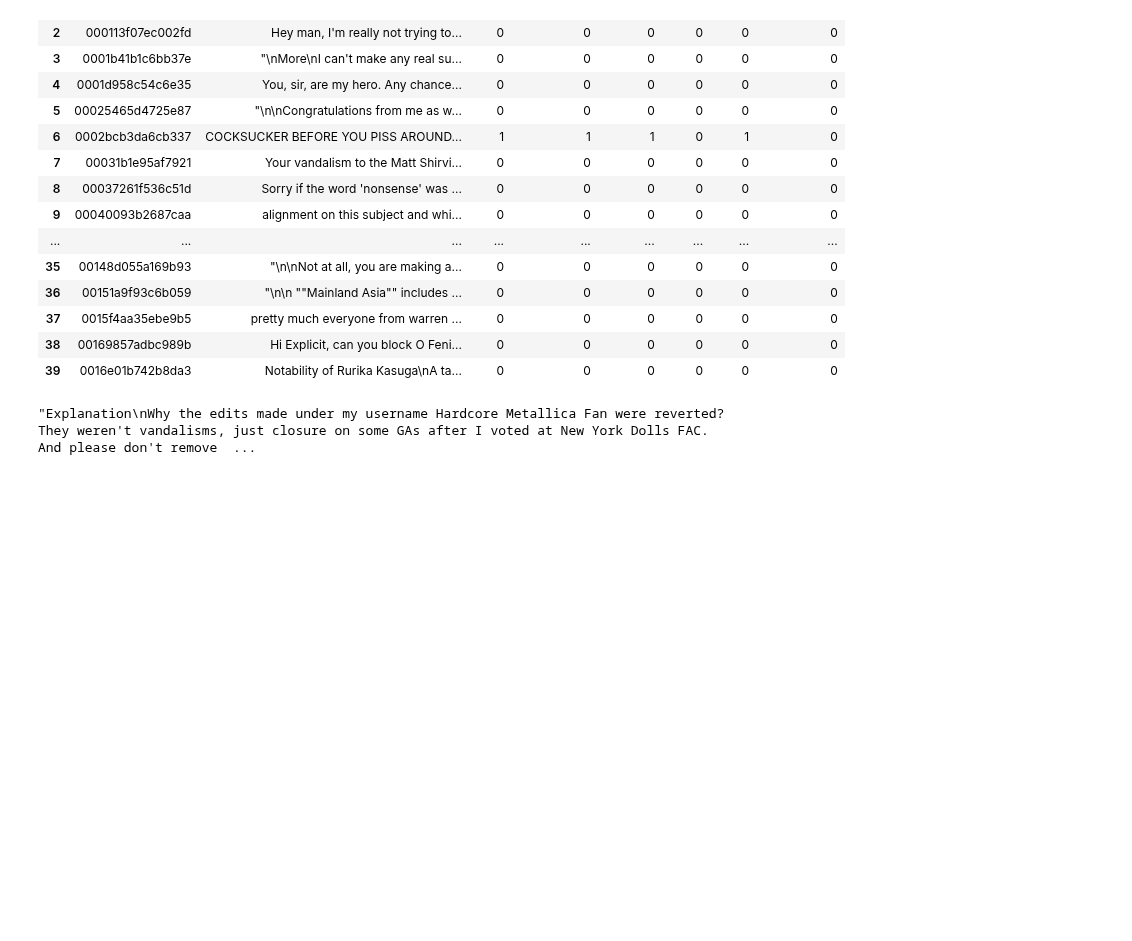
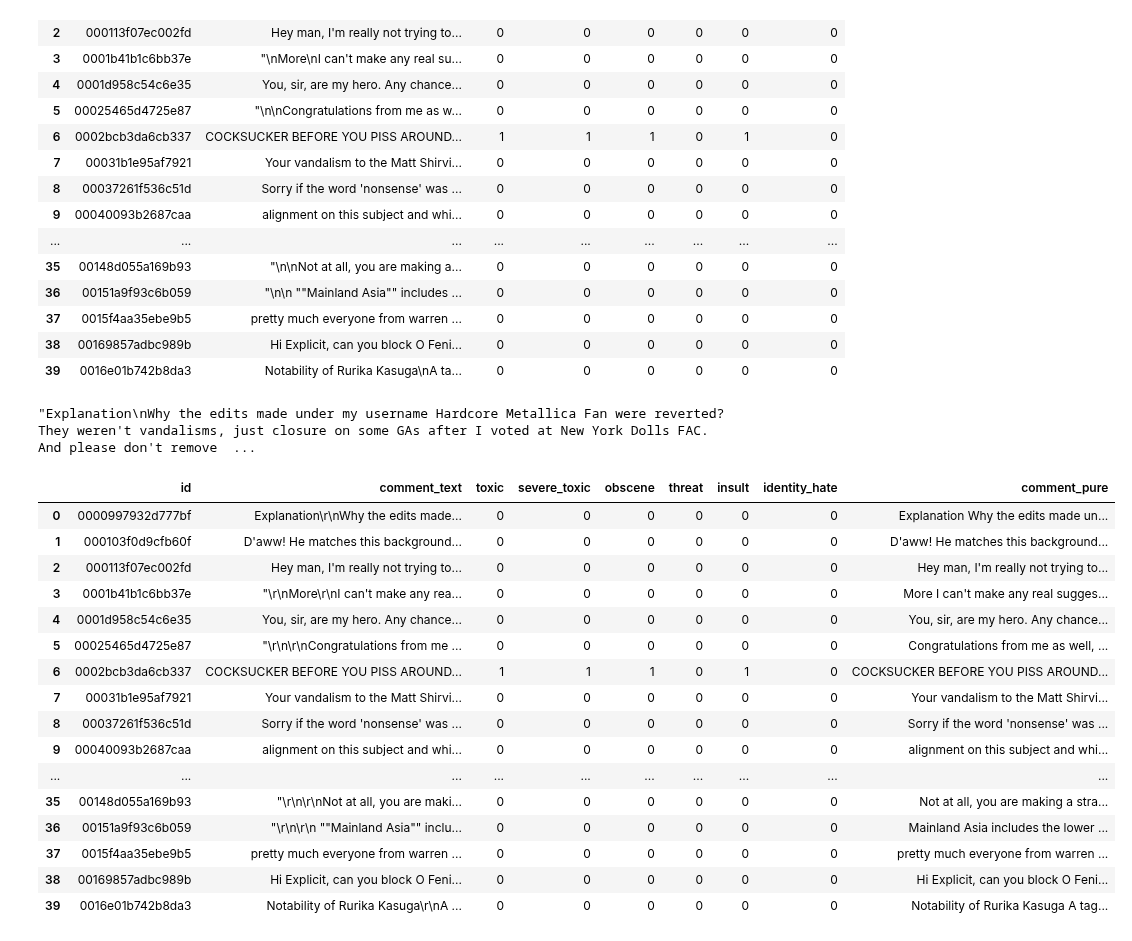
Before and after one commit to XierHacker/TCCC, a Jupyter notebook: data_exploer.ipynb, the cells around one changed output. Drawn from its saved outputs; the diff is of its cells as text; code cells hidden in the pictures; blank space fills up the shorter version.

```diff
--- a/data_exploer.ipynb
+++ b/data_exploer.ipynb
@@ -26,3 +26,24 @@ train_frame.head(40)
 train_frame["comment_text"][0]
 # %% [output]
 "Explanation\nWhy the edits made under my username Hardcore Metallica Fan were reverted? They weren't vandalisms, just closure on some GAs after I voted at New York Dolls FAC. And please don't remove  ...
+# %%
+train_frame=pd.read_csv("./data/raw/new_train.csv")
+train_frame.head(40)
+# %% [output]
+|  | id | comment_text | toxic | severe_toxic | obscene | threat | insult | identity_hate | comment_pure |
+| 0 | 0000997932d777bf | Explanation\r\nWhy the edits made... | 0 | 0 | 0 | 0 | 0 | 0 | Explanation Why the edits made un... |
+| 1 | 000103f0d9cfb60f | D'aww! He matches this background... | 0 | 0 | 0 | 0 | 0 | 0 | D'aww! He matches this background... |
+| 2 | 000113f07ec002fd | Hey man, I'm really not trying to... | 0 | 0 | 0 | 0 | 0 | 0 | Hey man, I'm really not trying to... |
+| 3 | 0001b41b1c6bb37e | "\r\nMore\r\nI can't make any rea... | 0 | 0 | 0 | 0 | 0 | 0 | More I can't make any real sugges... |
+| 4 | 0001d958c54c6e35 | You, sir, are my hero. Any chance... | 0 | 0 | 0 | 0 | 0 | 0 | You, sir, are my hero. Any chance... |
+| 5 | 00025465d4725e87 | "\r\n\r\nCongratulations from me ... | 0 | 0 | 0 | 0 | 0 | 0 | Congratulations from me as well, ... |
+| 6 | 0002bcb3da6cb337 | COCKSUCKER BEFORE YOU PISS AROUND... | 1 | 1 | 1 | 0 | 1 | 0 | COCKSUCKER BEFORE YOU PISS AROUND... |
+| 7 | 00031b1e95af7921 | Your vandalism to the Matt Shirvi... | 0 | 0 | 0 | 0 | 0 | 0 | Your vandalism to the Matt Shirvi... |
+| 8 | 00037261f536c51d | Sorry if the word 'nonsense' was ... | 0 | 0 | 0 | 0 | 0 | 0 | Sorry if the word 'nonsense' was ... |
+| 9 | 00040093b2687caa | alignment on this subject and whi... | 0 | 0 | 0 | 0 | 0 | 0 | alignment on this subject and whi... |
+| ... | ... | ... | ... | ... | ... | ... | ... | ... | ... |
+| 35 | 00148d055a169b93 | "\r\n\r\nNot at all, you are maki... | 0 | 0 | 0 | 0 | 0 | 0 | Not at all, you are making a stra... |
+| 36 | 00151a9f93c6b059 | "\r\n\r\n ""Mainland Asia"" inclu... | 0 | 0 | 0 | 0 | 0 | 0 | Mainland Asia includes the lower ... |
+| 37 | 0015f4aa35ebe9b5 | pretty much everyone from warren ... | 0 | 0 | 0 | 0 | 0 | 0 | pretty much everyone from warren ... |
+| 38 | 00169857adbc989b | Hi Explicit, can you block O Feni... | 0 | 0 | 0 | 0 | 0 | 0 | Hi Explicit, can you block O Feni... |
+| 39 | 0016e01b742b8da3 | Notability of Rurika Kasuga\r\nA ... | 0 | 0 | 0 | 0 | 0 | 0 | Notability of Rurika Kasuga A tag... |
```
Also changed, not shown: parts of 2 cells of this notebook, 4 other files.
